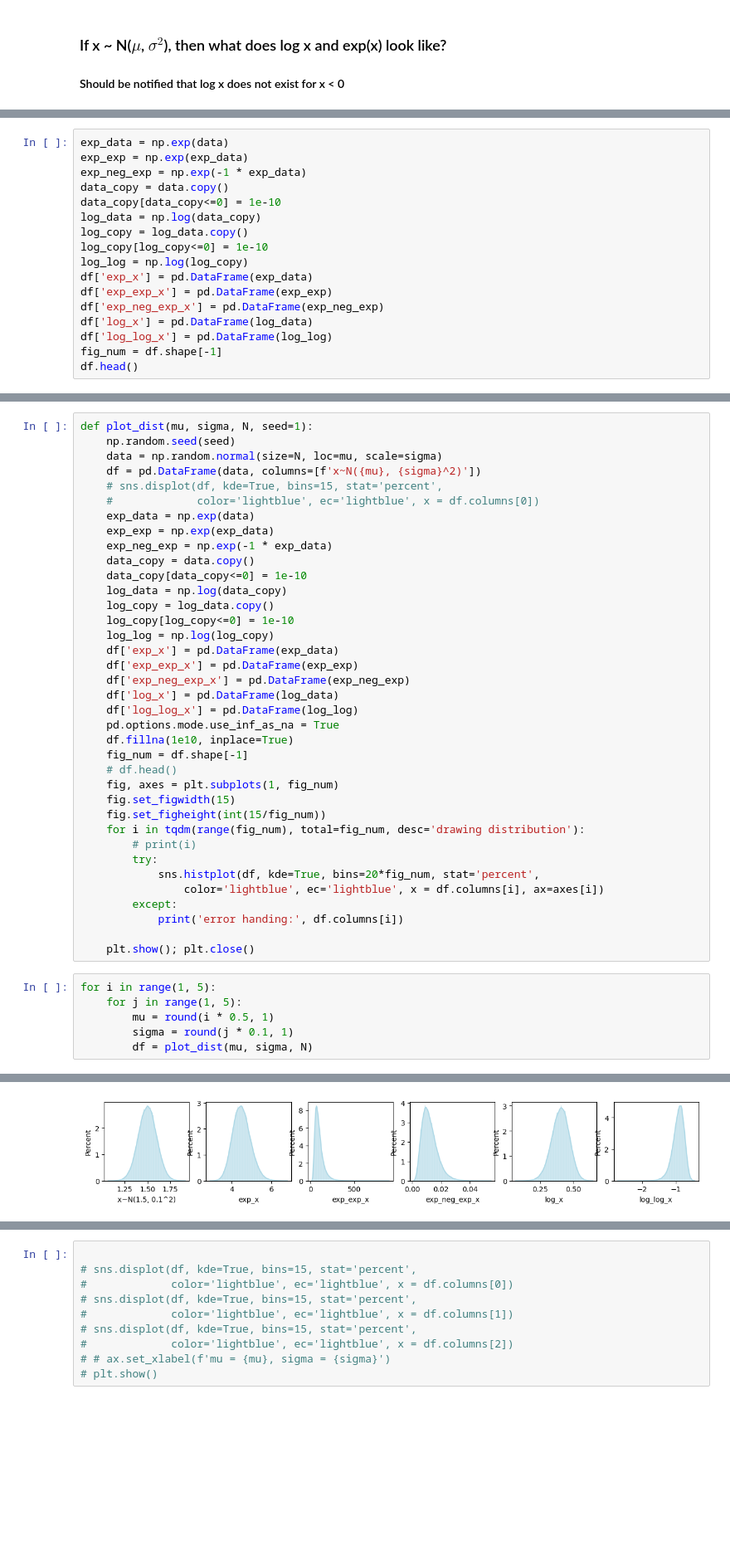
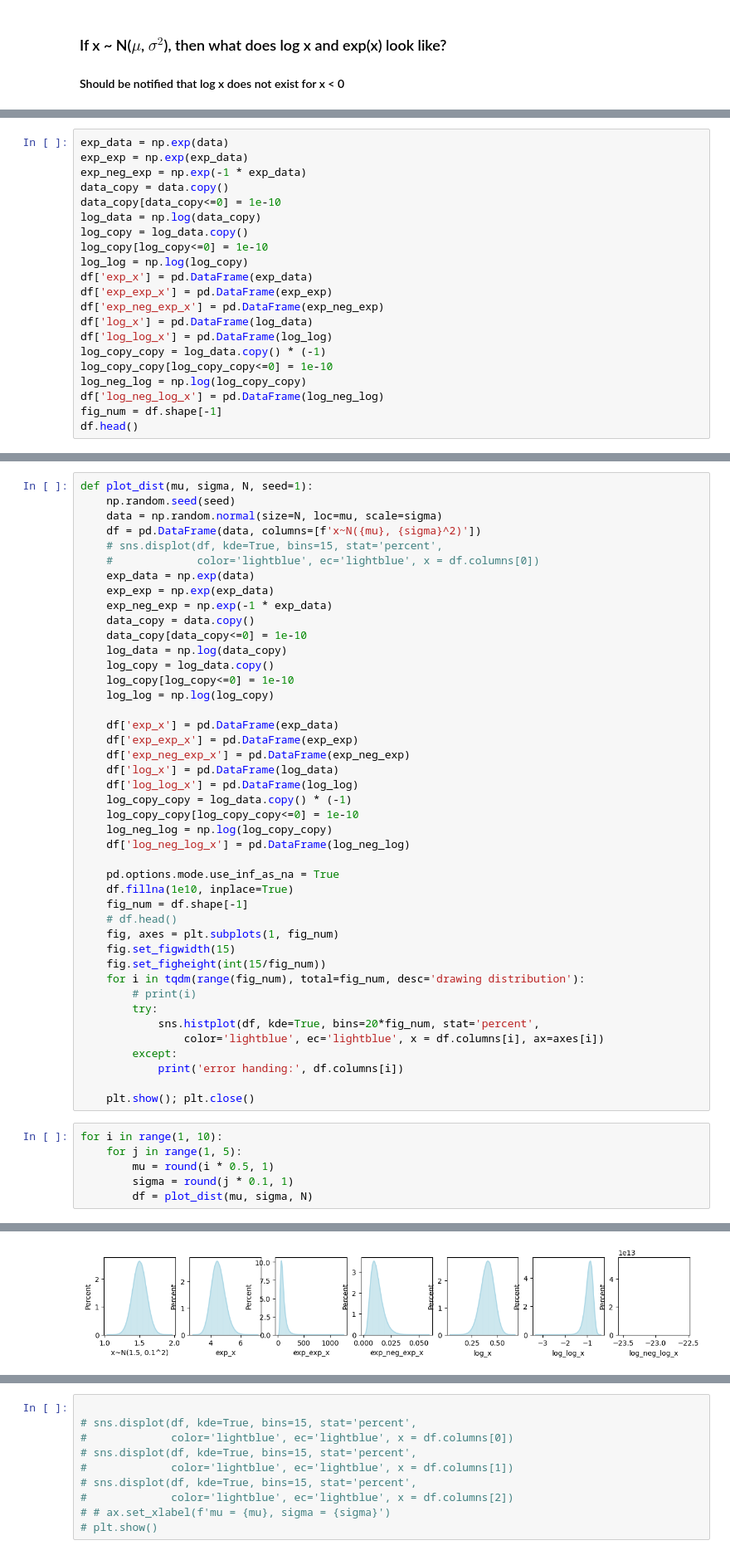
Before and after one commit to yingzibu/ODE, a Jupyter notebook: learn/normal_log_exp.ipynb, the cells around one changed output, grey strips where cells are left out. Shown at 83% size. Drawn from its saved outputs; the diff is of its cells as text; blank space fills up the shorter version.

```diff
--- a/learn/normal_log_exp.ipynb
+++ b/learn/normal_log_exp.ipynb
@@ -38,6 +38,10 @@ df['exp_exp_x'] = pd.DataFrame(exp_exp)
 df['exp_neg_exp_x'] = pd.DataFrame(exp_neg_exp)
 df['log_x'] = pd.DataFrame(log_data)
 df['log_log_x'] = pd.DataFrame(log_log)
+log_copy_copy = log_data.copy() * (-1)
+log_copy_copy[log_copy_copy<=0] = 1e-10
+log_neg_log = np.log(log_copy_copy)
+df['log_neg_log_x'] = pd.DataFrame(log_neg_log)
 fig_num = df.shape[-1]
 df.head()
 # %% [output]
@@ -73,11 +77,17 @@ def plot_dist(mu, sigma, N, seed=1):
     log_copy = log_data.copy()
     log_copy[log_copy<=0] = 1e-10
     log_log = np.log(log_copy)
+
     df['exp_x'] = pd.DataFrame(exp_data)
     df['exp_exp_x'] = pd.DataFrame(exp_exp)
     df['exp_neg_exp_x'] = pd.DataFrame(exp_neg_exp)
     df['log_x'] = pd.DataFrame(log_data)
     df['log_log_x'] = pd.DataFrame(log_log)
+    log_copy_copy = log_data.copy() * (-1)
+    log_copy_copy[log_copy_copy<=0] = 1e-10
+    log_neg_log = np.log(log_copy_copy)
+    df['log_neg_log_x'] = pd.DataFrame(log_neg_log)
+
     pd.options.mode.use_inf_as_na = True
     df.fillna(1e10, inplace=True)
     fig_num = df.shape[-1]
@@ -95,7 +105,7 @@ def plot_dist(mu, sigma, N, seed=1):
 
     plt.show(); plt.close()
 # %%
-for i in range(1, 5):
+for i in range(1, 10):
     for j in range(1, 5):
         mu = round(i * 0.5, 1)
         sigma = round(j * 0.1, 1)
@@ -112 +122 @@ for i in range(1, 5):
-[figure, old version]
+[figure, new version]
```
Also changed, not shown: parts of 4 cells of this notebook.
